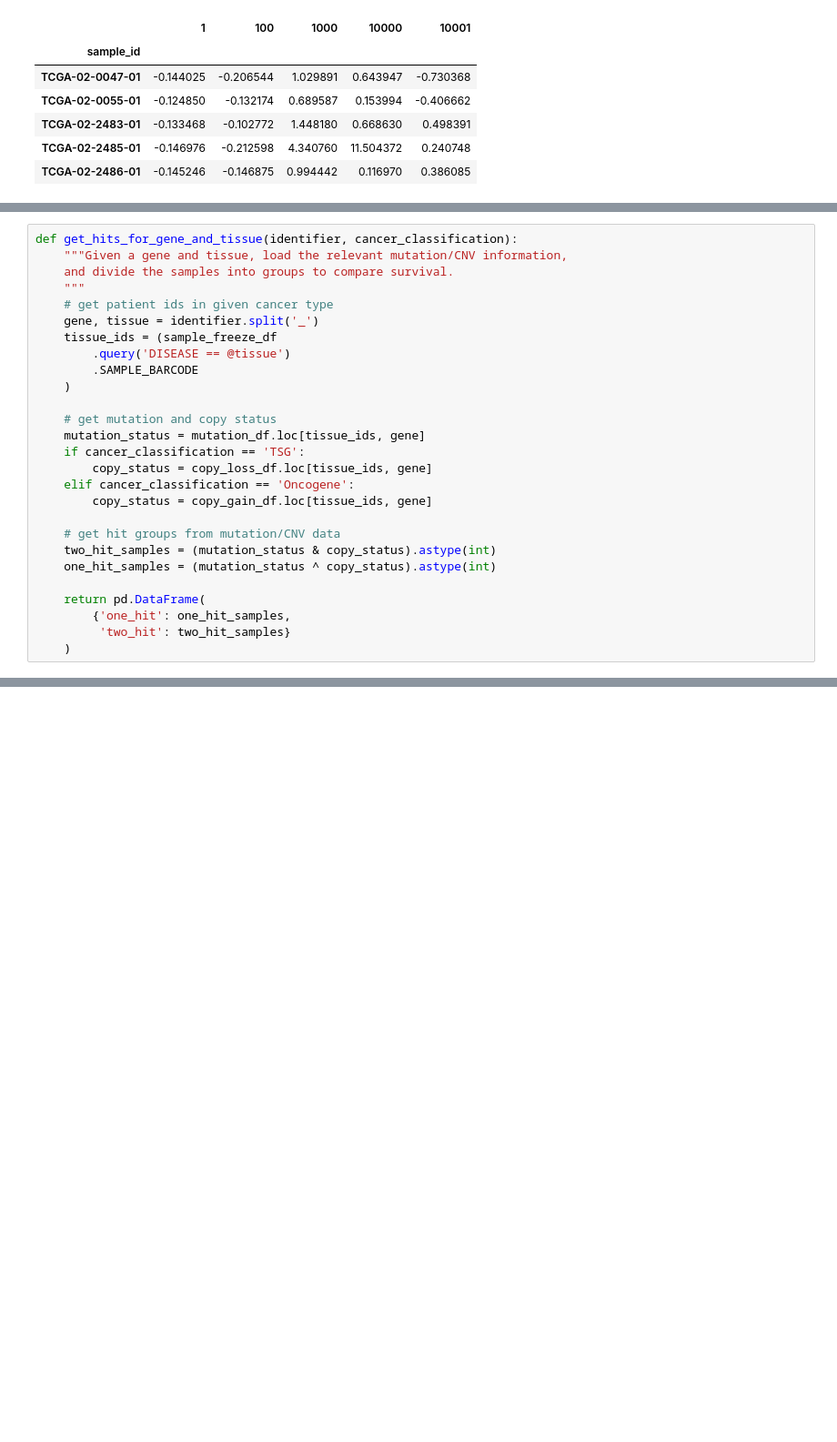
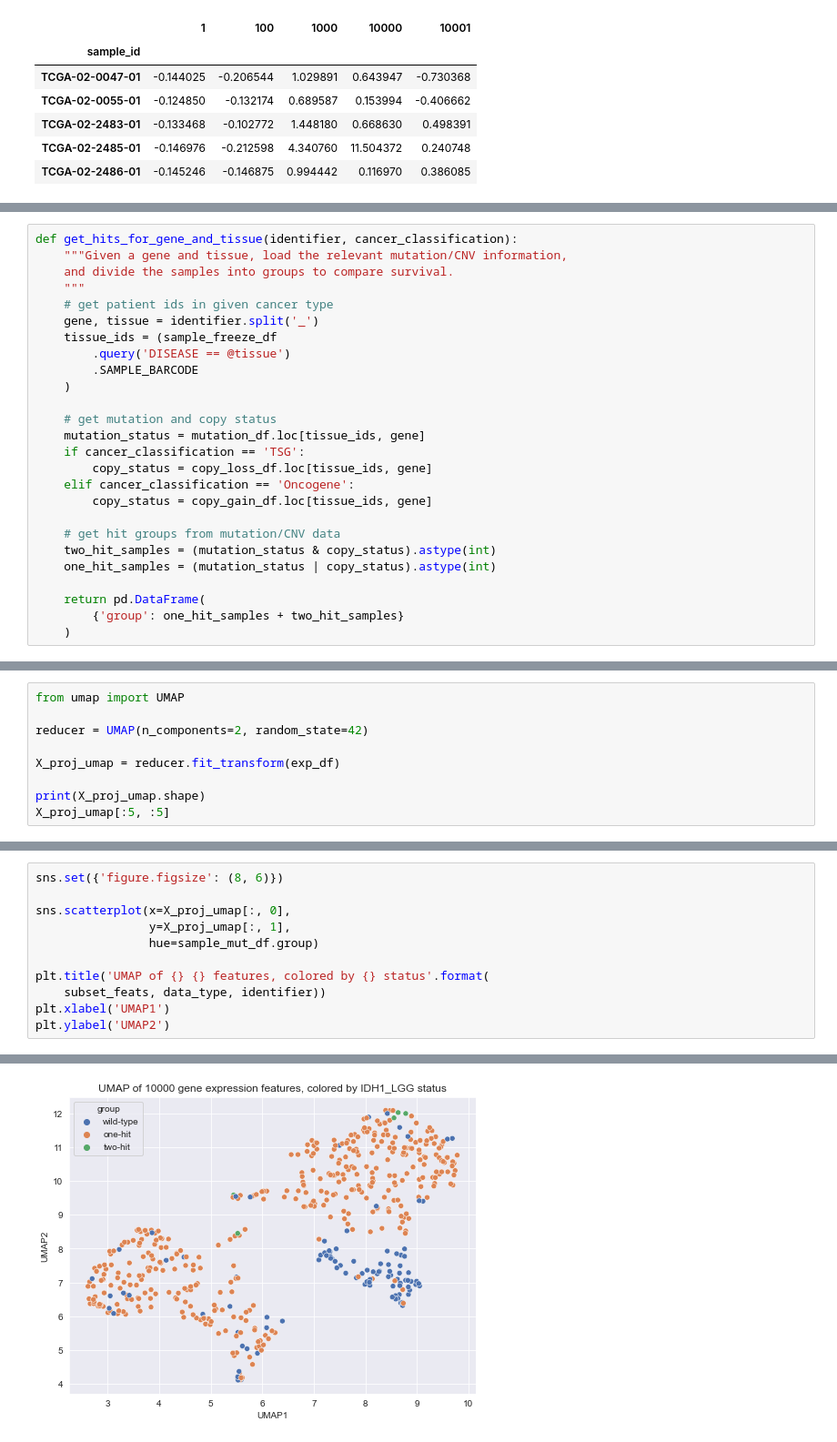
Before and after one commit to greenelab/mutation-fn, a Jupyter notebook: 6_survival_analysis/expression_eda.ipynb, the cells around one changed output, grey strips where cells are left out. Shown at 91% size. Drawn from its saved outputs; the diff is of its cells as text; blank space fills up the shorter version.

```diff
--- a/6_survival_analysis/expression_eda.ipynb
+++ b/6_survival_analysis/expression_eda.ipynb
@@ -212,9 +212,8 @@ def get_hits_for_gene_and_tissue(identifier, cancer_classification):
 
     # get hit groups from mutation/CNV data
     two_hit_samples = (mutation_status & copy_status).astype(int)
-    one_hit_samples = (mutation_status ^ copy_status).astype(int)
+    one_hit_samples = (mutation_status | copy_status).astype(int)
 
     return pd.DataFrame(
-        {'one_hit': one_hit_samples,
-         'two_hit': two_hit_samples}
+        {'group': one_hit_samples + two_hit_samples}
     )
@@ -240,0 +282,9 @@ dtype: int64
+# %%
+from umap import UMAP
+
+reducer = UMAP(n_components=2, random_state=42)
+
+X_proj_umap = reducer.fit_transform(exp_df)
+
+print(X_proj_umap.shape)
+X_proj_umap[:5, :5]
@@ -240,0 +298,12 @@ dtype: int64
+# %%
+sns.set({'figure.figsize': (8, 6)})
+
+sns.scatterplot(x=X_proj_umap[:, 0],
+                y=X_proj_umap[:, 1],
+                hue=sample_mut_df.group)
+
+plt.title('UMAP of {} {} features, colored by {} status'.format(
+    subset_feats, data_type, identifier))
+plt.xlabel('UMAP1')
+plt.ylabel('UMAP2')
+# %% [output]
@@ -240,0 +311 @@ dtype: int64
+[figure, added]
```
Also changed, not shown: parts of 11 cells of this notebook, 1 other file.
